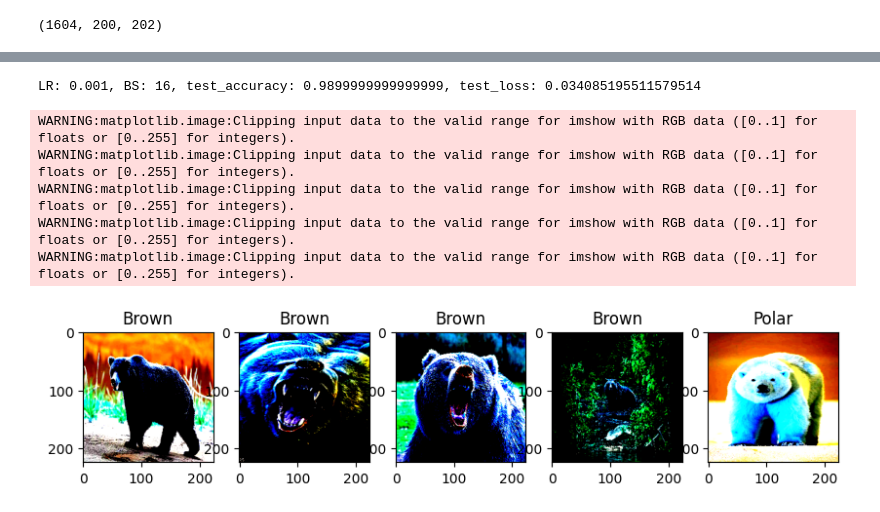
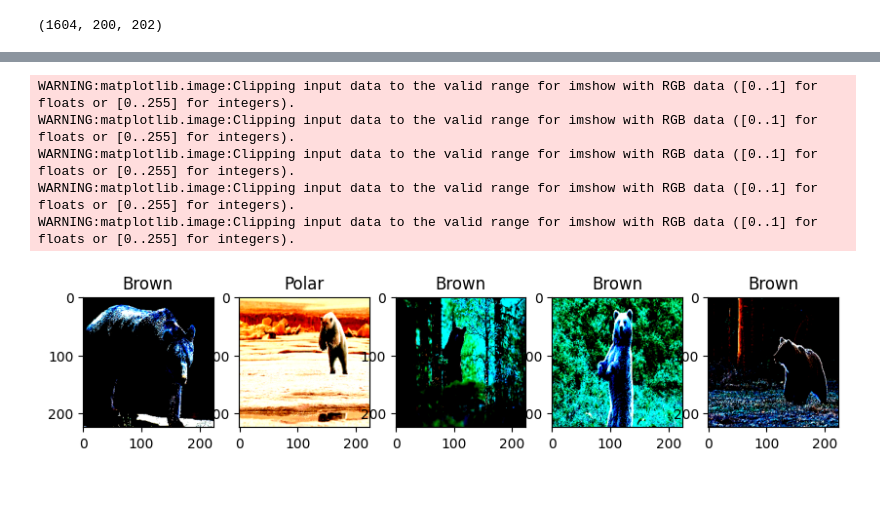
Before and after one commit to comandir26/CNN, a Jupyter notebook: main.ipynb, the cells around one changed output, grey strips where cells are left out. Cells and saved outputs as stored; diff of their text form; code cells hidden in the pictures.

```diff
--- a/main.ipynb
+++ b/main.ipynb
@@ -117,7 +55,7 @@ class MyDataset(Dataset):
 transforms = torchvision.transforms.Compose([torchvision.transforms.ToTensor(),
                                                     torchvision.transforms.Resize((224, 224)),
                                                     torchvision.transforms.Normalize((0.485, 0.456, 0.406), (0.229, 0.224, 0.225)),
-                                                    torchvision.transforms.RandomHorizontalFlip(p=0.3)])
+                                                    torchvision.transforms.RandomHorizontalFlip(p=0.5)])
 # %%
 train_data = MyDataset(path_to_annot_file='/content/drive/MyDrive/cnn/paths.csv', transform=transforms, train = True)
 test_data = MyDataset(path_to_annot_file='/content/drive/MyDrive/cnn/paths.csv', transform=transforms, test = True)
@@ -153,13 +91,12 @@ class CNN(nn.Module):
                                 stride = 2)
         self.conv_2 = nn.Conv2d(in_channels=16, out_channels=32, kernel_size=3,
                                 stride = 2)
-        self.conv_3 = nn.Conv2d(in_channels=32, out_channels=64, kernel_size=3,
-                                stride = 2)
+
         self.relu = nn.ReLU()
         self.dropout = nn.Dropout(0.1)
         self.max_pool = nn.MaxPool2d(2)
 
-        self.fully_connect1 = nn.Linear(576, 10)
+        self.fully_connect1 = nn.Linear(5408, 10)
         self.fully_connect2 = nn.Linear(10, 1)
 
     def forward(self, x:torch.tensor) -> torch.tensor:
@@ -167,9 +104,6 @@ class CNN(nn.Module):
         output = self.max_pool(output)
         output = self.relu(self.conv_2(output))
         output = self.max_pool(output)
-        output = self.relu(self.conv_3(output))
-        output = self.max_pool(output)
-
         output = torch.nn.Flatten()(output)
         output = self.relu(self.fully_connect1(output))
         output = torch.nn.Sigmoid()(self.fully_connect2(output))
@@ -197,5 +131,5 @@ WARNING:matplotlib.image:Clipping input data to the valid range for imshow with
 parameters = {'lr': [0.0001, 0.001, 0.01],
               'batch_size' : [8, 16, 24]}
 '''
-parameters = {'lr': [0.001, 0.01],
-              'batch_size' : [24, 32]}
+parameters = {'lr': [0.001, 0.01, 0.1],
+              'batch_size' : [16, 32, 48]}
@@ -205,18 +136,17 @@ model = CNN().to(device)
 # %%
-#test_accuracy_values = []
-#test_loss_values = []
+for lr in parameters['lr']:
+    for bs in parameters['batch_size']:
+        device = torch.device("cuda:0") if torch.cuda.is_available() else torch.device("cpu")
+        model = CNN().to(device)
 
-for lr in parameters['lr']:
-    optimizer = optim.Adam(params=model.parameters(), lr=lr)
-    criterion = nn.BCELoss(reduction='sum')
-
-    for bs in parameters['batch_size']:
+        optimizer = optim.Adam(params=model.parameters(), lr=lr)
+        criterion = nn.BCELoss(reduction='sum')
 
         train_loader = DataLoader(dataset=train_data, batch_size=bs, shuffle = True)
         test_loader = DataLoader(dataset=test_data, batch_size=bs, shuffle = False)
         valid_loader = DataLoader(dataset=valid_data, batch_size=bs, shuffle = False)
 
-        epochs = 5
+        epochs = 10
 
         train_accuracy_values = []
         train_loss_values = []
@@ -225,14 +155,15 @@ for lr in parameters['lr']:
         val_loss_values = []
 
         for epoch in range(epochs):
-            print(f"Epoch {epoch + 1} start")
+            print(f"Epoch {epoch + 1}")
+            model.train()
             epoch_loss = 0
             epoch_accuracy = 0
 
             epoch_val_loss = 0
             epoch_val_accuracy = 0
 
-            for data, label in test_loader:
+            for data, label in train_loader:
                 data = data.to(device)
                 label = label.to(device)
 
@@ -245,11 +176,10 @@ for lr in parameters['lr']:
 
                 acc = np.array(([1 if (1 if output[j][0].detach() >= 0.5 else 0) == int(label[j]) else 0 for j in range(len(label))])).sum()
 
-                epoch_accuracy += acc / len(test_data)
-                epoch_loss += loss / len(test_data)
+                epoch_accuracy += acc / len(train_data)
+                epoch_loss += loss / len(train_data)
 
             model.eval()
-            #with torch.no_grad():
             for data, label in valid_loader:
                 data = data.to(device)
                 label = label.to(device)
@@ -289,11 +219,9 @@ for lr in parameters['lr']:
         plt.plot(range(1, epochs + 1), val_loss_values, color = 'blue')
         plt.legend(['Accuracy', 'Loss'])
 
-        model.eval()
+        #model.eval()
         test_loss = 0
         test_accuracy = 0
-
-        #with torch.no_grad():
         for data, label in test_loader:
             data = data.to(device)
             label = label.to(device)
@@ -351,21 +241,0 @@ TypeError: ignored
-# %%
-model.eval()
-test_loss = 0
-test_accuracy = 0
-
-#with torch.no_grad():
-for data, label in test_loader:
-    data = data.to(device)
-    label = label.to(device)
-
-    output = model(data)
-    loss = criterion(output, label.unsqueeze(dim=1).to(torch.float))
-
-    acc = np.array(([1 if (1 if output[j][0].detach() >= 0.5 else 0) == int(label[j]) else 0 for j in range(len(label))])).sum()
-
-    test_accuracy+=acc / len(test_data)
-    test_loss+=loss / len(test_data)
-
-print('LR: {}, BS: {}, test_accuracy: {}, test_loss: {}'.format(0.001, 16, test_accuracy, test_loss))
-# %% [output]
-LR: 0.001, BS: 16, test_accuracy: 0.9899999999999999, test_loss: 0.034085195511579514
@@ -374,15 +242,15 @@ import random
 # %%
 plt.figure(figsize=(10, 5))
 
 for j in range(5):
-  index = random.randint(0, 200)
+  index = random.randint(0, 199)
   plt.subplot(1, 5, j + 1)
   plt.title("Polar" if (1 if  model(test_data[index][0].unsqueeze(dim=0).to(device))[0] >= 0.5 else 0) == 0 else "Brown")
   plt.imshow(test_data[index][0].permute(1, 2, 0).numpy()[:, :, ::-1])
 # %% [output]
 WARNING:matplotlib.image:Clipping input data to the valid range for imshow with RGB data ([0..1] for floats or [0..255] for integers).
 WARNING:matplotlib.image:Clipping input data to the valid range for imshow with RGB data ([0..1] for floats or [0..255] for integers).
 WARNING:matplotlib.image:Clipping input data to the valid range for imshow with RGB data ([0..1] for floats or [0..255] for integers).
 WARNING:matplotlib.image:Clipping input data to the valid range for imshow with RGB data ([0..1] for floats or [0..255] for integers).
 WARNING:matplotlib.image:Clipping input data to the valid range for imshow with RGB data ([0..1] for floats or [0..255] for integers).
-[figure, old version]
+[figure, new version]
```
Also changed, not shown: parts of 14 cells of this notebook.
